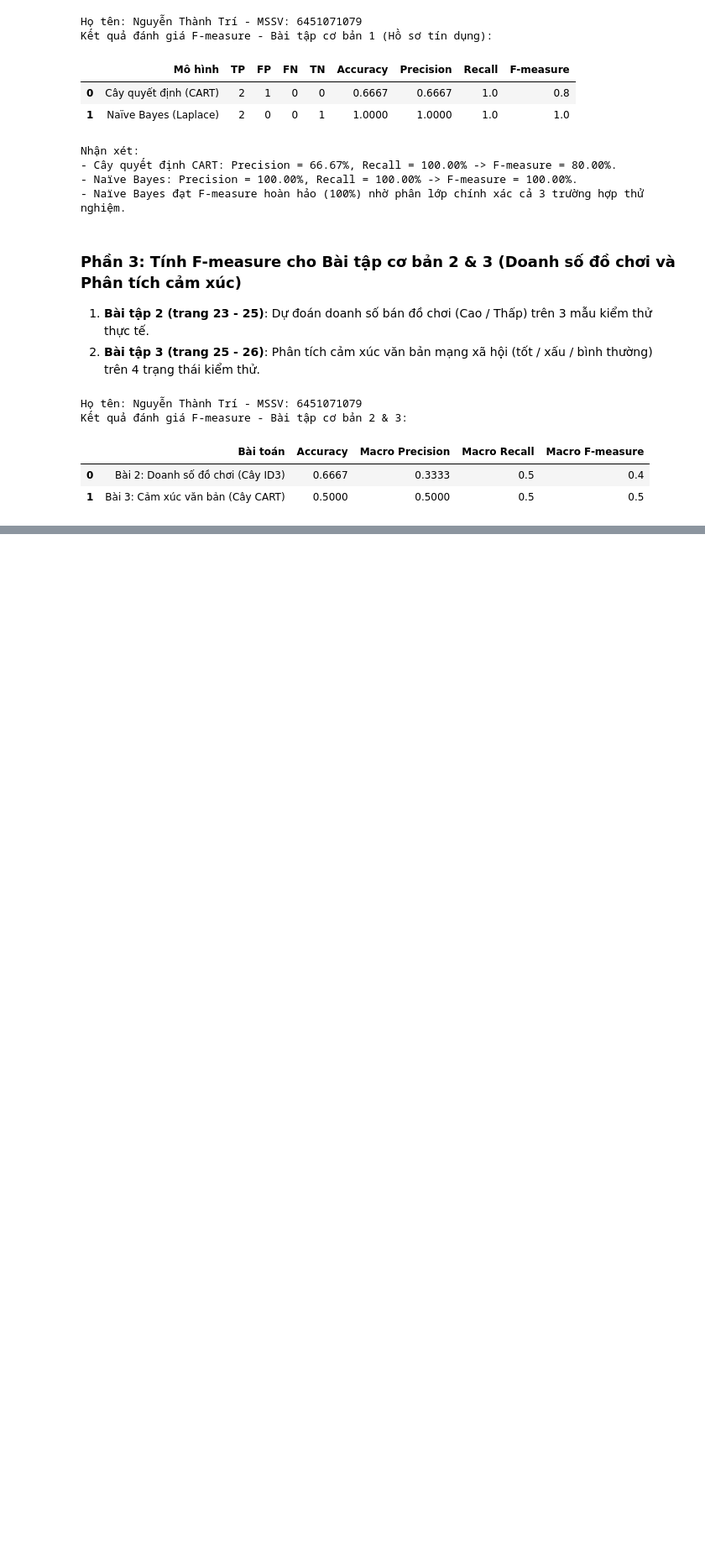
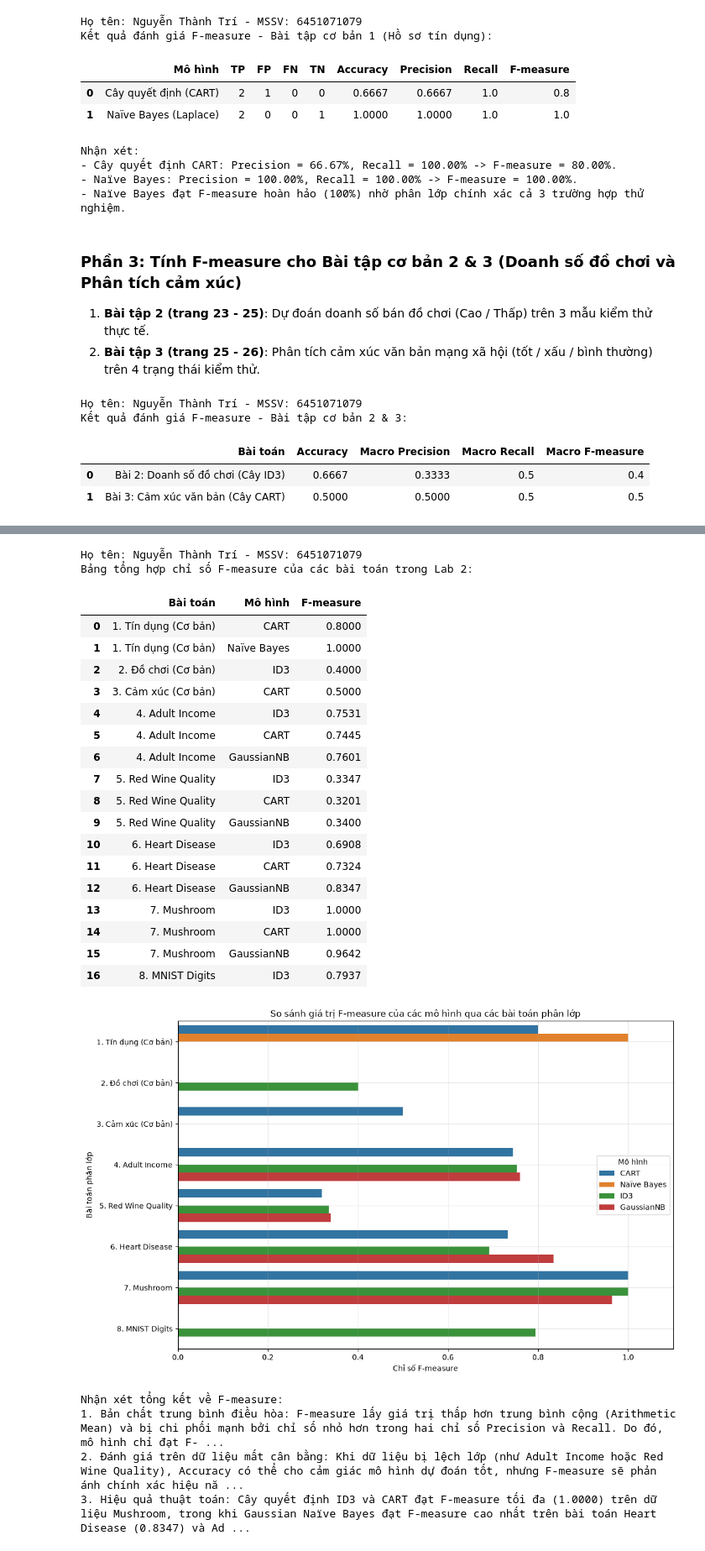
Before and after one commit to TriNguyenThanh/6451071079_Lab2, a Jupyter notebook: model/6451071079_LAB2_Bai6.ipynb, the cells around one changed output, grey strips where cells are left out. Shown at 84% size. Cells and saved outputs as stored; diff of their text form; code cells hidden in the pictures; blank space fills up the shorter version.

Commit message:
feature<bai6_phan4>: tong hop so sanh va bieu dien f measure cac bai tap

```diff
--- a/model/6451071079_LAB2_Bai6.ipynb
+++ b/model/6451071079_LAB2_Bai6.ipynb
@@ -195,0 +201,69 @@ Kết quả đánh giá F-measure - Bài tập cơ bản 2 & 3:
+# %%
+# Phần 4: Tổng hợp và trực quan hóa so sánh F-measure
+summary_f_measure = [
+    {'Bài toán': '1. Tín dụng (Cơ bản)', 'Mô hình': 'CART', 'F-measure': 0.8000},
+    {'Bài toán': '1. Tín dụng (Cơ bản)', 'Mô hình': 'Naïve Bayes', 'F-measure': 1.0000},
+    {'Bài toán': '2. Đồ chơi (Cơ bản)', 'Mô hình': 'ID3', 'F-measure': 0.4000},
+    {'Bài toán': '3. Cảm xúc (Cơ bản)', 'Mô hình': 'CART', 'F-measure': 0.5000},
+    {'Bài toán': '4. Adult Income', 'Mô hình': 'ID3', 'F-measure': 0.7531},
+    {'Bài toán': '4. Adult Income', 'Mô hình': 'CART', 'F-measure': 0.7445},
+    {'Bài toán': '4. Adult Income', 'Mô hình': 'GaussianNB', 'F-measure': 0.7601},
+    {'Bài toán': '5. Red Wine Quality', 'Mô hình': 'ID3', 'F-measure': 0.3347},
+    {'Bài toán': '5. Red Wine Quality', 'Mô hình': 'CART', 'F-measure': 0.3201},
+    {'Bài toán': '5. Red Wine Quality', 'Mô hình': 'GaussianNB', 'F-measure': 0.3400},
+    {'Bài toán': '6. Heart Disease', 'Mô hình': 'ID3', 'F-measure': 0.6908},
+    {'Bài toán': '6. Heart Disease', 'Mô hình': 'CART', 'F-measure': 0.7324},
+    {'Bài toán': '6. Heart Disease', 'Mô hình': 'GaussianNB', 'F-measure': 0.8347},
+    {'Bài toán': '7. Mushroom', 'Mô hình': 'ID3', 'F-measure': 1.0000},
+    {'Bài toán': '7. Mushroom', 'Mô hình': 'CART', 'F-measure': 1.0000},
+    {'Bài toán': '7. Mushroom', 'Mô hình': 'GaussianNB', 'F-measure': 0.9642},
+    {'Bài toán': '8. MNIST Digits', 'Mô hình': 'ID3', 'F-measure': 0.7937}
+]
+df_f_summary = pd.DataFrame(summary_f_measure)
+
+print("Họ tên: Nguyễn Thành Trí - MSSV: 6451071079")
+print("Bảng tổng hợp chỉ số F-measure của các bài toán trong Lab 2:")
+display(df_f_summary)
+
+# Biểu diễn trực quan bằng biểu đồ thanh ngang
+plt.figure(figsize=(12, 8))
+sns.barplot(data=df_f_summary, y='Bài toán', x='F-measure', hue='Mô hình', palette='tab10')
+plt.title("So sánh giá trị F-measure của các mô hình qua các bài toán phân lớp")
+plt.xlabel("Chỉ số F-measure")
+plt.ylabel("Bài toán phân lớp")
+plt.xlim(0, 1.1)
+plt.grid(True, alpha=0.3)
+plt.show()
+
+# Nhận xét khoa học
+print()
+print("Nhận xét tổng kết về F-measure:")
+print("1. Bản chất trung bình điều hòa: F-measure lấy giá trị thấp hơn trung bình cộng (Arithmetic Mean) và bị chi phối mạnh bởi chỉ số nhỏ hơn trong hai chỉ số Precision và Recall. Do đó, mô hình chỉ đạt F-measure cao khi cả Precision và Recall đều đạt mức tốt.")
+print("2. Đánh giá trên dữ liệu mất cân bằng: Khi dữ liệu bị lệch lớp (như Adult Income hoặc Red Wine Quality), Accuracy có thể cho cảm giác mô hình dự đoán tốt, nhưng F-measure sẽ phản ánh chính xác hiệu năng thực sự khi nhận diện lớp thiểu số.")
+print("3. Hiệu quả thuật toán: Cây quyết định ID3 và CART đạt F-measure tối đa (1.0000) trên dữ liệu Mushroom, trong khi Gaussian Naïve Bayes đạt F-measure cao nhất trên bài toán Heart Disease (0.8347) và Adult Income (0.7601).")
+# %% [output]
+Họ tên: Nguyễn Thành Trí - MSSV: 6451071079
+Bảng tổng hợp chỉ số F-measure của các bài toán trong Lab 2:
+|  | Bài toán | Mô hình | F-measure |
+| 0 | 1. Tín dụng (Cơ bản) | CART | 0.8000 |
+| 1 | 1. Tín dụng (Cơ bản) | Naïve Bayes | 1.0000 |
+| 2 | 2. Đồ chơi (Cơ bản) | ID3 | 0.4000 |
+| 3 | 3. Cảm xúc (Cơ bản) | CART | 0.5000 |
+| 4 | 4. Adult Income | ID3 | 0.7531 |
+| 5 | 4. Adult Income | CART | 0.7445 |
+| 6 | 4. Adult Income | GaussianNB | 0.7601 |
+| 7 | 5. Red Wine Quality | ID3 | 0.3347 |
+| 8 | 5. Red Wine Quality | CART | 0.3201 |
+| 9 | 5. Red Wine Quality | GaussianNB | 0.3400 |
+| 10 | 6. Heart Disease | ID3 | 0.6908 |
+| 11 | 6. Heart Disease | CART | 0.7324 |
+| 12 | 6. Heart Disease | GaussianNB | 0.8347 |
+| 13 | 7. Mushroom | ID3 | 1.0000 |
+| 14 | 7. Mushroom | CART | 1.0000 |
+| 15 | 7. Mushroom | GaussianNB | 0.9642 |
+| 16 | 8. MNIST Digits | ID3 | 0.7937 |
+[figure, added]
+Nhận xét tổng kết về F-measure:
+1. Bản chất trung bình điều hòa: F-measure lấy giá trị thấp hơn trung bình cộng (Arithmetic Mean) và bị chi phối mạnh bởi chỉ số nhỏ hơn trong hai chỉ số Precision và Recall. Do đó, mô hình chỉ đạt F- ...
+2. Đánh giá trên dữ liệu mất cân bằng: Khi dữ liệu bị lệch lớp (như Adult Income hoặc Red Wine Quality), Accuracy có thể cho cảm giác mô hình dự đoán tốt, nhưng F-measure sẽ phản ánh chính xác hiệu nă ...
+3. Hiệu quả thuật toán: Cây quyết định ID3 và CART đạt F-measure tối đa (1.0000) trên dữ liệu Mushroom, trong khi Gaussian Naïve Bayes đạt F-measure cao nhất trên bài toán Heart Disease (0.8347) và Ad ...
```
Also changed, not shown: parts of 1 cell of this notebook.
